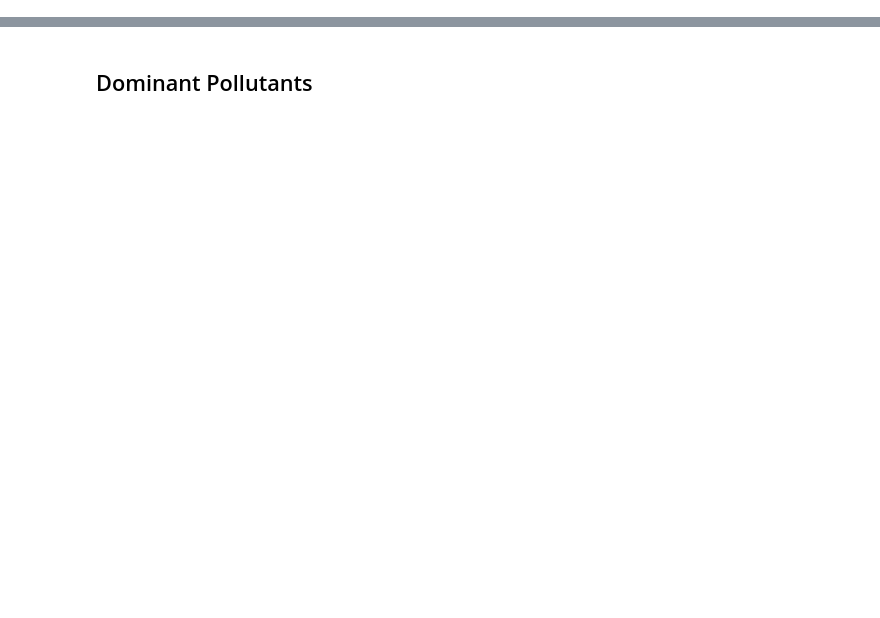
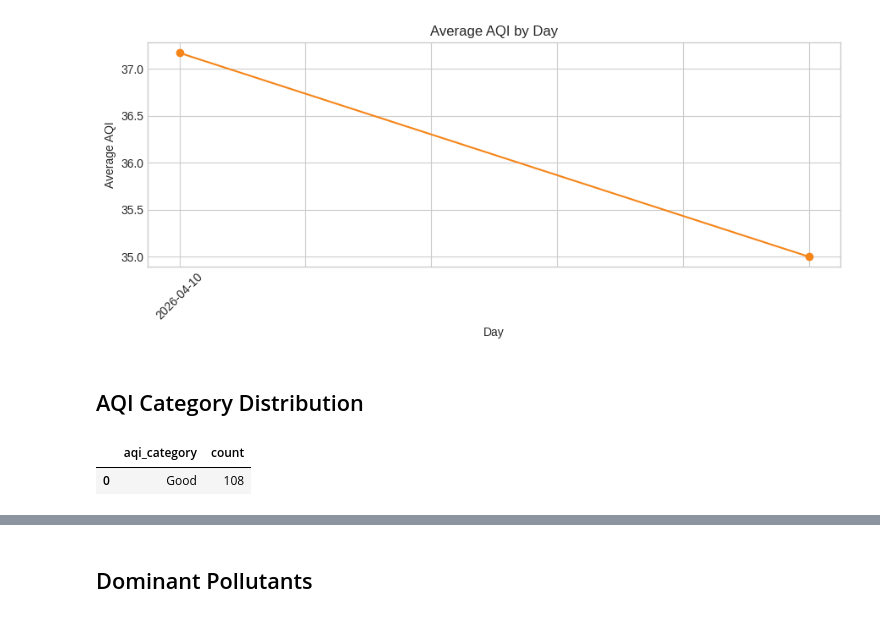
Before and after one commit to BozhidarMindov/real-time-air-quality-analytics-pipeline, a Jupyter notebook: notebooks/analytics.ipynb, the cells around one changed output, grey strips where cells are left out. Cells and saved outputs as stored; diff of their text form; code cells hidden in the pictures; blank space fills up the shorter version.

```diff
--- a/notebooks/analytics.ipynb
+++ b/notebooks/analytics.ipynb
@@ -51,0 +133,18 @@ plt.show()
+# %%
+ax = daily_pdf.plot(kind="line", x="day", y="avg_aqi", marker="o", legend=False, figsize=(9, 4), color="#f58518")
+ax.set_title("Average AQI by Day")
+ax.set_xlabel("Day")
+ax.set_ylabel("Average AQI")
+ax.tick_params(axis="x", rotation=45)
+plt.tight_layout()
+plt.show()
+# %% [output]
+[figure, added]
+# %% [markdown]
+## AQI Category Distribution
+# %%
+aqi_category_pdf = report_tables["aqi_category_distribution"]
+display(aqi_category_pdf)
+# %% [output]
+|  | aqi_category | count |
+| 0 | Good | 108 |
```
Also changed, not shown: parts of 24 cells of this notebook.
